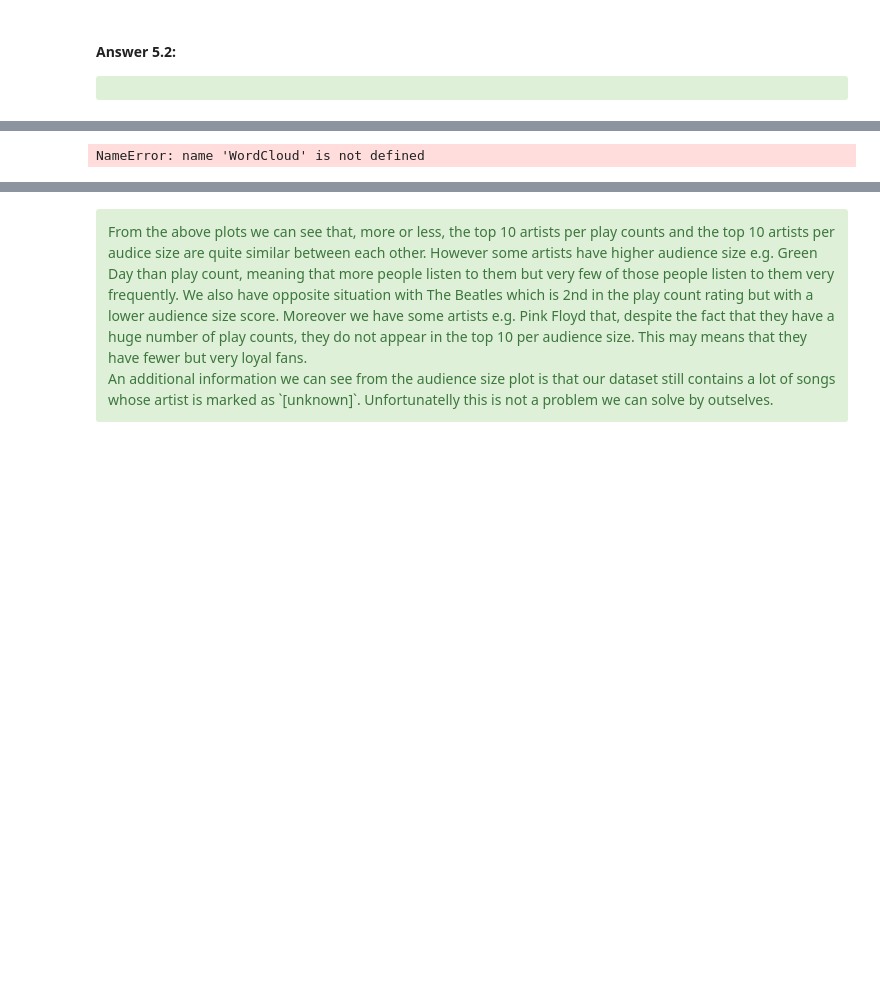
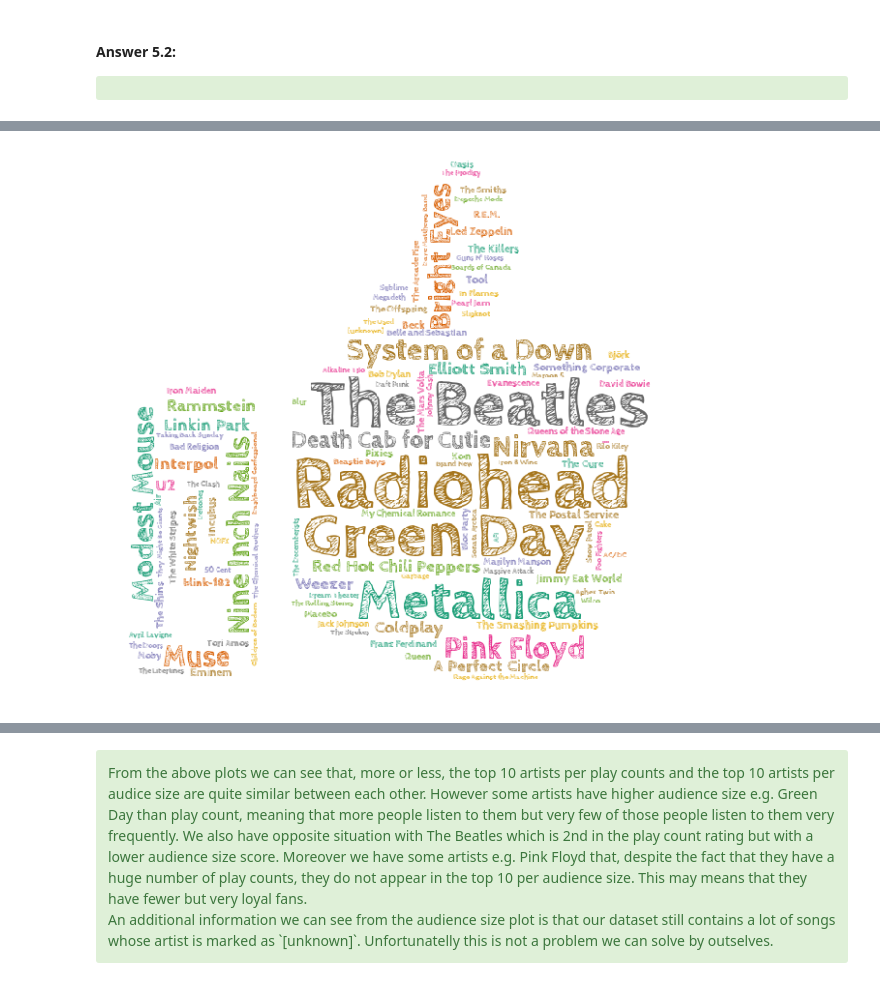
Before and after one commit to sgiammy/AML-course, a Jupyter notebook: RecSys.ipynb, the cells around one changed output, grey strips where cells are left out. Saved outputs shown, nothing was run; the diff lists cells and outputs as text; code cells hidden in the pictures; blank space fills up the shorter version.

```diff
--- a/RecSys.ipynb
+++ b/RecSys.ipynb
@@ -934,7 +943,7 @@ install('imageio')
 # wordmap
 from wordcloud import WordCloud
 topArtistPCDF = newUserArtistDF.groupBy('artistID').sum('playCount').orderBy('sum(playCount)', ascending=0)
-topArtistPC_tmp = sqlContext.createDataFrame(topArtistPCDF.head(200))
+topArtistPC_tmp = sqlContext.createDataFrame(topArtistPCDF.head(500))
 topArtistPCDF = topArtistPC_tmp.join(artistDF, topArtistPC_tmp['artistID'] == artistDF['artistID'], 'inner').cache()
 # %%
 artistActivityMap = topArtistPCDF.rdd.map(lambda row: (row['name'], row['sum(playCount)']))\
@@ -942,25 +951,25 @@ artistActivityMap = topArtistPCDF.rdd.map(lambda row: (row['name'], row['sum(pla
 # %%
 from imageio import imread
 
 thumbs_mask = imread('./thumbs-up.bmp')
 
-
 wordcloud = WordCloud(
     background_color='white',
     mask=thumbs_mask,
     min_font_size = 8,
-    max_font_size = 72,
-    colormap="ocean",
+    max_font_size = 150,
+    max_words = 1000,
+    colormap="Dark2_r",
     font_path='./CabinSketch-Bold.otf'
     ).generate_from_frequencies(artistActivityMap)
 
 plt.figure( figsize=(10,10) )
 plt.imshow(wordcloud)
 plt.axis("off")
 plt.savefig('wordcloud.png')
 plt.show()
 # %% [output]
-NameError: name 'WordCloud' is not defined
+[figure, added]
 # %%
 # calculate top-10 artists in term of audience size
 top10ArtistASDF = newUserArtistDF.groupBy('artistID')\
```
Also changed, not shown: parts of 41 cells of this notebook, 2 other files.
